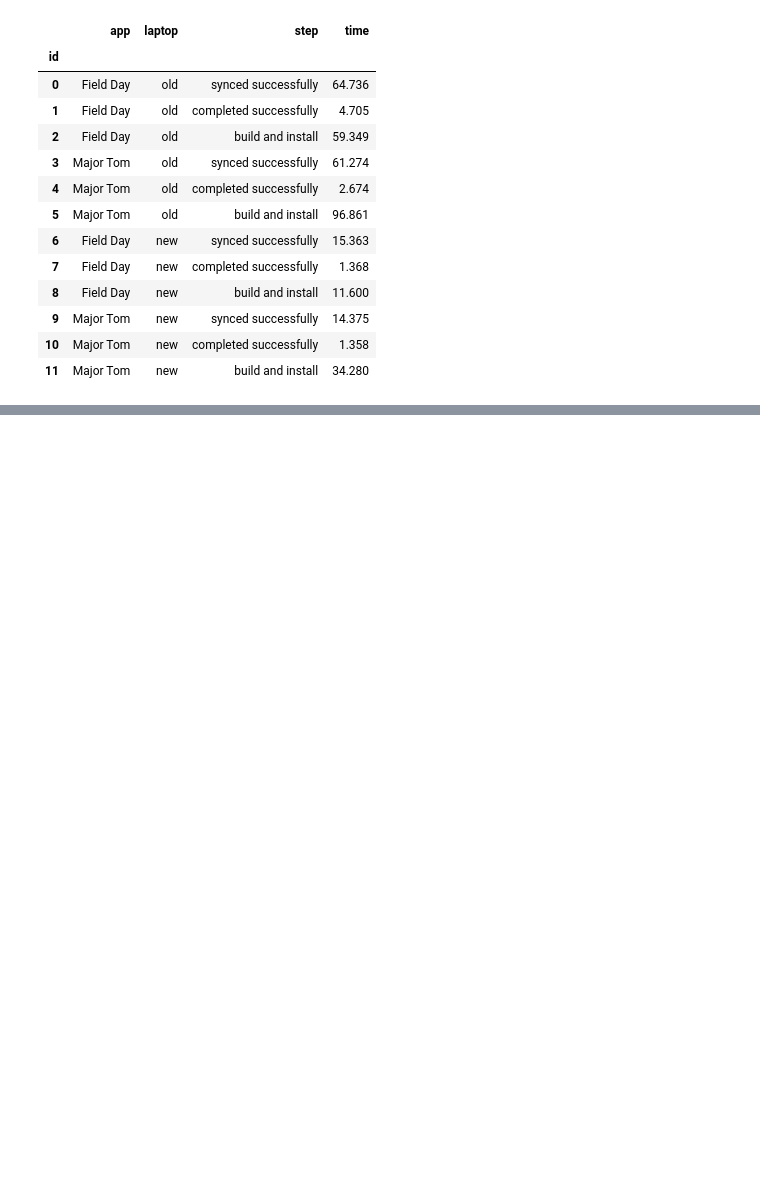
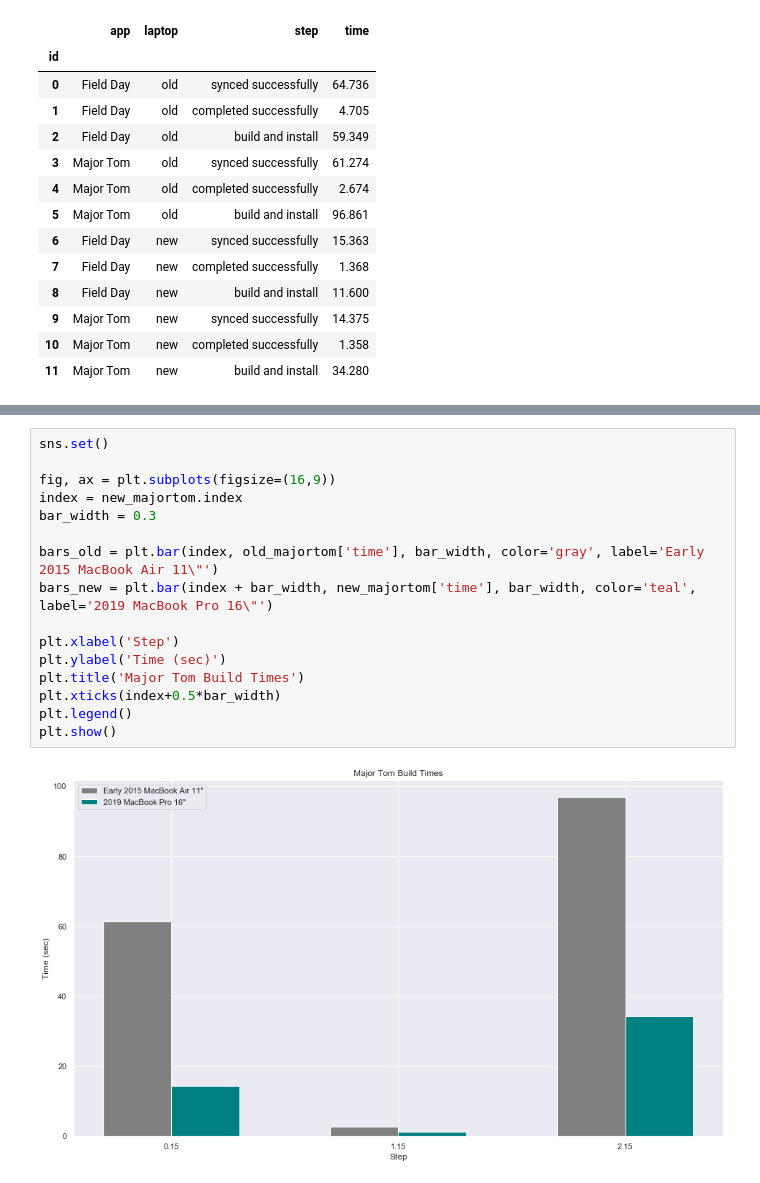
Before and after one commit to craigearley/studio-build-time-comparison, a Jupyter notebook: android-studio-build-comparison.ipynb, the cells around one changed output, grey strips where cells are left out. Saved outputs shown, nothing was run; the diff lists cells and outputs as text; blank space fills up the shorter version.

```diff
--- a/android-studio-build-comparison.ipynb
+++ b/android-studio-build-comparison.ipynb
@@ -56,0 +85,18 @@ To do
+# %%
+sns.set()
+
+fig, ax = plt.subplots(figsize=(16,9))
+index = new_majortom.index
+bar_width = 0.3
+
+bars_old = plt.bar(index, old_majortom['time'], bar_width, color='gray', label='Early 2015 MacBook Air 11\"')
+bars_new = plt.bar(index + bar_width, new_majortom['time'], bar_width, color='teal', label='2019 MacBook Pro 16\"')
+
+plt.xlabel('Step')
+plt.ylabel('Time (sec)')
+plt.title('Major Tom Build Times')
+plt.xticks(index+0.5*bar_width)
+plt.legend()
+plt.show()
+# %% [output]
+[figure, added]
```
Also changed, not shown: parts of 6 cells of this notebook.
